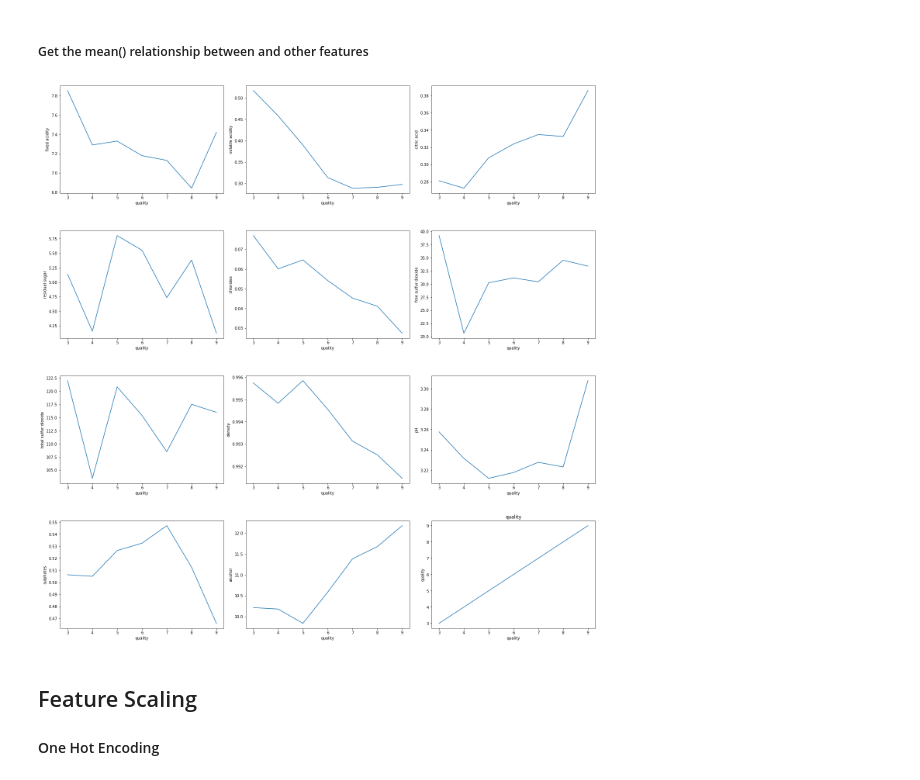
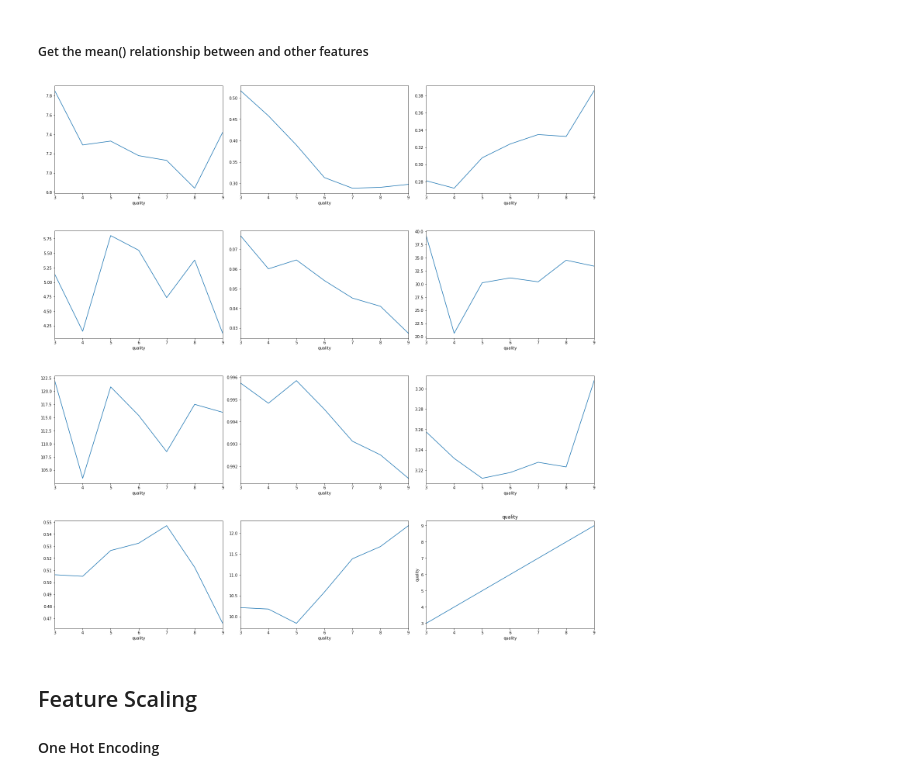
Before and after one commit to LevonPython/Wine-quality-ML-, a Jupyter notebook: Wine project.ipynb, the cells around one changed output. Cells and saved outputs as stored; diff of their text form; code cells hidden in the pictures.

```diff
--- a/Wine project.ipynb
+++ b/Wine project.ipynb
@@ -275,19 +273,19 @@ sns.heatmap(corr[(corr >= 0.3) | (corr <= -0.3)],
 # %%
 fig,ax = plt.subplots(ncols = 3, nrows = 4, figsize = (20, 20))
 index = 0
 ax = ax.flatten()
 for column, value in df.items():
     if column != 'type':
 
-        df.groupby('quality')[column].mean().plot.line(ax = ax[index], ylabel=column)
+        df.groupby('quality')[column].mean().plot.line(ax = ax[index])
         #ax.set_ylabel(column)
         plt.ylabel(column)
         plt.title(column)
         index += 1
 
 plt.tight_layout(pad = 0.5, w_pad = 0.7, h_pad = 5.0)
 # %% [output]
-[figure, old version]
+[figure, new version]
 # %% [markdown]
 ## Feature Scaling
 #### One Hot Encoding
```
Also changed, not shown: parts of 18 cells of this notebook.
